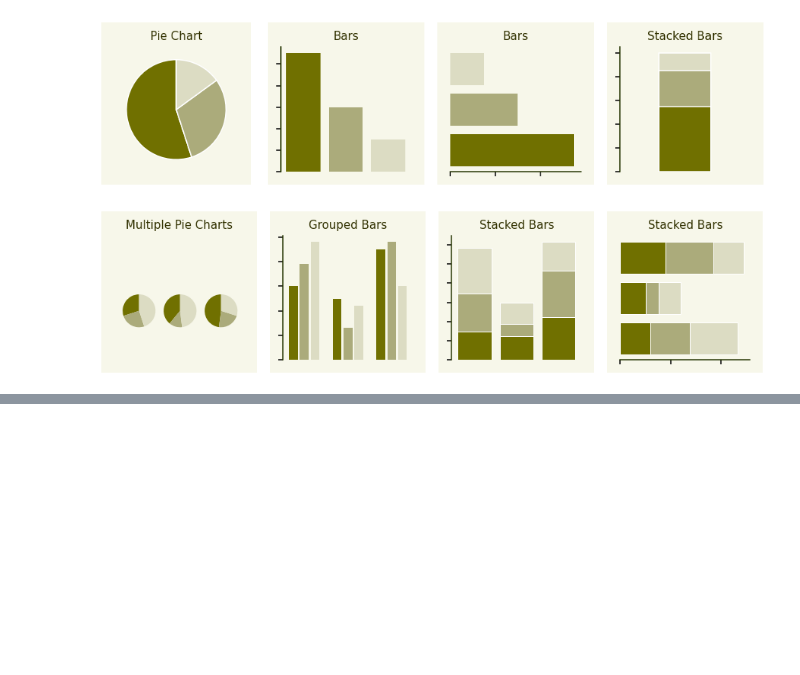
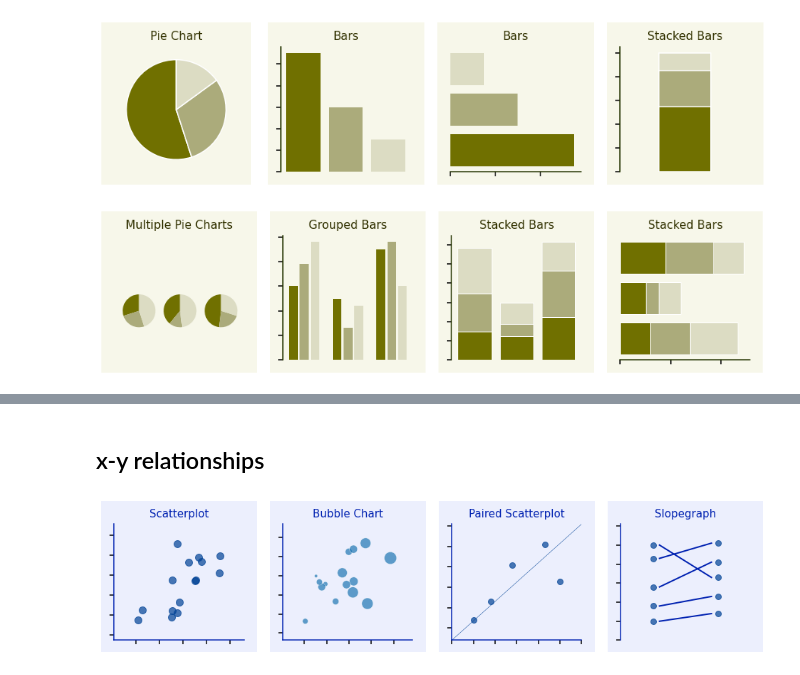
Before and after one commit to hnguyentt/dataviz-python, a Jupyter notebook: 1.From_data_to_viz/05.Directory_of_visualizations.ipynb, the cells around one changed output, grey strips where cells are left out. Cells and saved outputs as stored; diff of their text form; code cells hidden in the pictures; blank space fills up the shorter version.

Commit message:
x-y relationship

```diff
--- a/1.From_data_to_viz/05.Directory_of_visualizations.ipynb
+++ b/1.From_data_to_viz/05.Directory_of_visualizations.ipynb
@@ -552,0 +611,72 @@ for ax in axes:
+# %% [markdown]
+## x-y relationships
+# %%
+np.random.seed(42)
+npal=5
+pal_steel_blue = sequential_hcl(n = npal, h1 = 257, c1 = 80, c2 = 10, l1 = 18, l2 = 97, p1 = 1.5).colors()
+pal_steel_blue_inv = sequential_hcl(n = npal, h1 = 257-180, c1 = 80, c2 = 10, l1 = 18, l2 = 97, p1 = 1.5).colors()
+
+plt.rcParams['axes.facecolor'] = pal_steel_blue[-2]
+plt.rcParams['axes.titlecolor'] = pal_steel_blue[0]
+plt.rcParams['axes.titlesize'] = 15
+plt.rcParams['axes.linewidth'] = 1.5
+plt.rcParams['xtick.major.width'] = 1.5
+plt.rcParams['xtick.major.size'] = 6
+plt.rcParams['ytick.major.width'] = 1.5
+plt.rcParams['ytick.major.size'] = 6
+
+fig, axes = plt.subplots(1, 4, figsize=(16, 3))
+fig.subplots_adjust(wspace=0.3)
+fig.set_facecolor('white')
+
+ax = axes[0]
+n = 15
+x = np.random.normal(size=n)
+y = .4 * x + .6 * np.random.normal(size=n)
+ax.scatter(x, y, s=100, c=pal_steel_blue[1], alpha=0.7)
+ax.set_xlim(x.min()-1, x.max()+1)
+ax.set_ylim(y.min()-.5, y.max()+.5)
+ax.set_title('Scatterplot')
+
+ax = axes[1]
+x = np.random.normal(size=n)
+y = .4 * x + .6 * np.random.normal(size=n)
+z = .5 * x + .3 * np.random.normal(size=n)
+z = (z - min(z) + 0.1)**2
+sns.scatterplot(x=x, y=y, size=z, ax=ax, legend=False, sizes=(20, 300), alpha=0.7)
+ax.set_xlim(x.min()-1, x.max()+1)
+ax.set_ylim(y.min()-.5, y.max()+.5)
+ax.set_title('Bubble Chart')
+
+ax = axes[2]
+x = [6, 5.3, 3.8, 2.8, 2]
+y= [4.3, 6.1, 5.1, 3.3, 2.4]
+ax.plot(x, y, 'o', color=pal_steel_blue[1], markersize=8, alpha=0.7)
+ax.plot([min(x)-1, max(x)+1], [min(y)-1, max(y)+1], color=pal_steel_blue[1], linewidth=0.5)
+ax.set_xlim(min(x)-1, max(x)+1)
+ax.set_ylim(min(y)-1, max(y)+1)
+ax.set_title('Paired Scatterplot')
+
+ax = axes[3]
+ax.plot([0]* len(x), x, 'o', color=pal_steel_blue[1], markersize=8, alpha=0.7)
+ax.plot([1]* len(x), y, 'o', color=pal_steel_blue[1], markersize=8, alpha=0.7)
+for i in range(len(x)):
+    ax.plot([0+0.1, 1-0.1], [x[i], y[i]], color=pal_steel_blue[0], linewidth=2)
+
+ax.set_xlim(-0.5, 1.5)
+ax.set_ylim(min(x+y)-1, max(x+y)+1)
+ax.set_title('Slopegraph')
+
+for ax in axes:
+    ax.spines['left'].set_color(pal_steel_blue[0])
+    ax.spines['bottom'].set_color(pal_steel_blue[0])
+    ax.tick_params(top=False, bottom=True, left=True, right=False, labelleft=False, labelbottom=False)
+    rect = Rectangle((-0.1, -0.1), 1.2, 1.3, facecolor=pal_steel_blue[-2], edgecolor="None", transform=ax.transAxes, zorder=-1)
+    ax.set_xlabel('')
+    ax.set_ylabel('')
+    fig.patches.append(rect);
+
+ax.spines['bottom'].set_visible(False)
+ax.tick_params(bottom=False)
+# %% [output]
+[figure, added]
```
Also changed, not shown: parts of 5 cells of this notebook.
